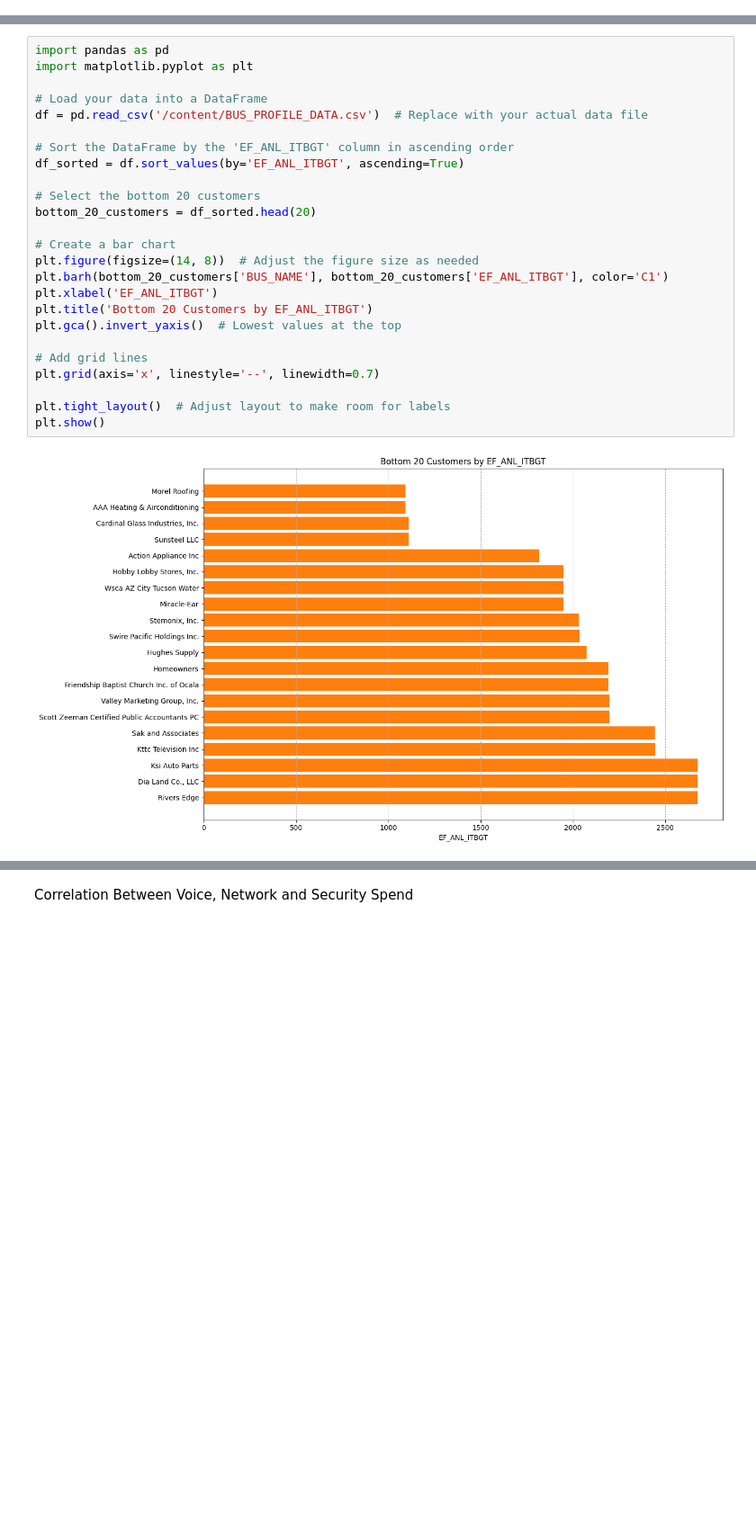
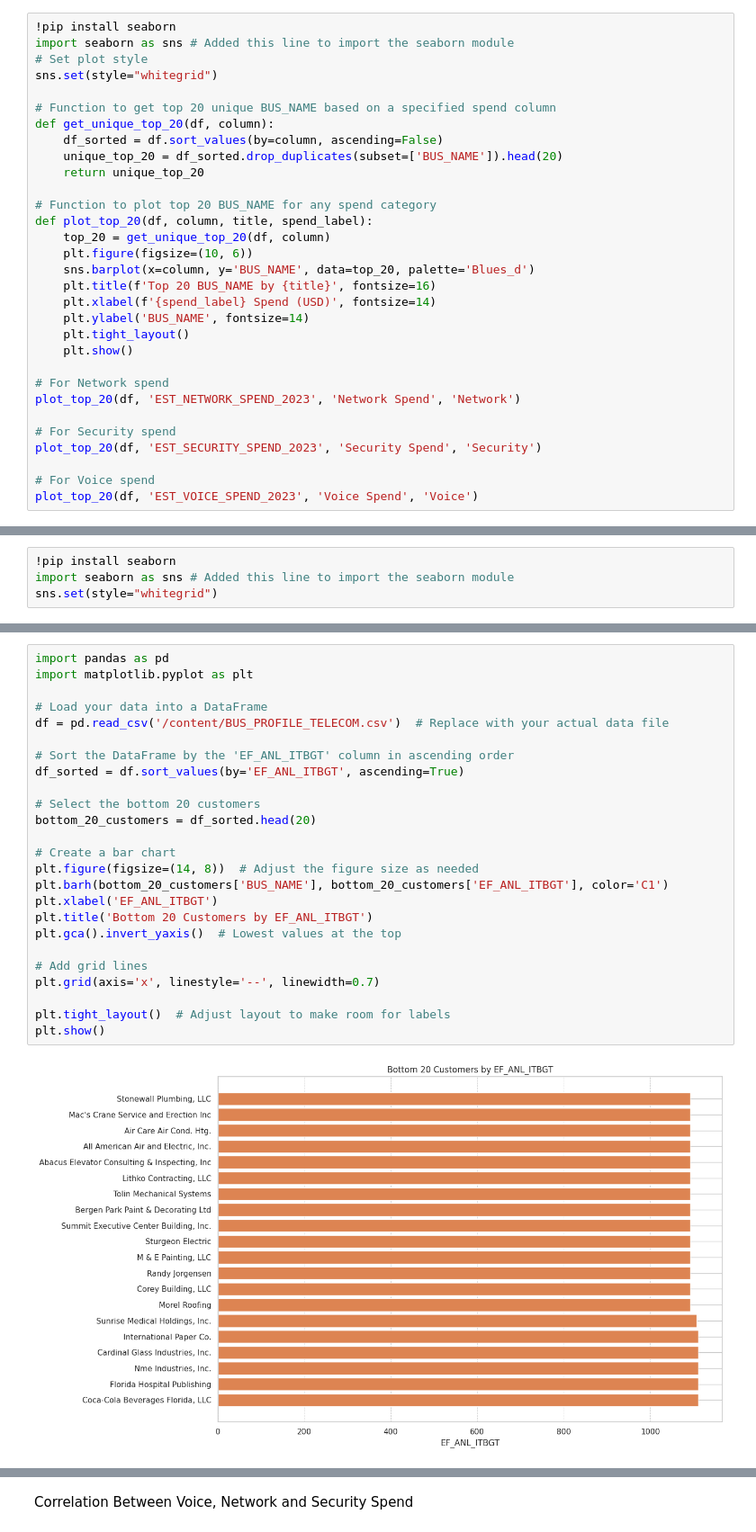
Before and after one commit to RabiNM/my_capstone_projects, a Jupyter notebook: Capstone01A_SpendAnalysis_Sept24.ipynb, the cells around one changed output, grey strips where cells are left out. Shown at 90% size. Cells and saved outputs as stored; diff of their text form; blank space fills up the shorter version.

```diff
--- a/Capstone01A_SpendAnalysis_Sept24.ipynb
+++ b/Capstone01A_SpendAnalysis_Sept24.ipynb
@@ -288,0 +324,31 @@ plt.show()
+# %%
+!pip install seaborn
+import seaborn as sns # Added this line to import the seaborn module
+# Set plot style
+sns.set(style="whitegrid")
+
+# Function to get top 20 unique BUS_NAME based on a specified spend column
+def get_unique_top_20(df, column):
+    df_sorted = df.sort_values(by=column, ascending=False)
+    unique_top_20 = df_sorted.drop_duplicates(subset=['BUS_NAME']).head(20)
+    return unique_top_20
+
+# Function to plot top 20 BUS_NAME for any spend category
+def plot_top_20(df, column, title, spend_label):
+    top_20 = get_unique_top_20(df, column)
+    plt.figure(figsize=(10, 6))
+    sns.barplot(x=column, y='BUS_NAME', data=top_20, palette='Blues_d')
+    plt.title(f'Top 20 BUS_NAME by {title}', fontsize=16)
+    plt.xlabel(f'{spend_label} Spend (USD)', fontsize=14)
+    plt.ylabel('BUS_NAME', fontsize=14)
+    plt.tight_layout()
+    plt.show()
+
+# For Network spend
+plot_top_20(df, 'EST_NETWORK_SPEND_2023', 'Network Spend', 'Network')
+
+# For Security spend
+plot_top_20(df, 'EST_SECURITY_SPEND_2023', 'Security Spend', 'Security')
+
+# For Voice spend
+plot_top_20(df, 'EST_VOICE_SPEND_2023', 'Voice Spend', 'Voice')
@@ -288,0 +392,4 @@ plt.show()
+# %%
+!pip install seaborn
+import seaborn as sns # Added this line to import the seaborn module
+sns.set(style="whitegrid")
@@ -349,27 +521,27 @@ plt.show()
 # %%
 import pandas as pd
 import matplotlib.pyplot as plt
 
 # Load your data into a DataFrame
-df = pd.read_csv('/content/BUS_PROFILE_DATA.csv')  # Replace with your actual data file
+df = pd.read_csv('/content/BUS_PROFILE_TELECOM.csv')  # Replace with your actual data file
 
 # Sort the DataFrame by the 'EF_ANL_ITBGT' column in ascending order
 df_sorted = df.sort_values(by='EF_ANL_ITBGT', ascending=True)
 
 # Select the bottom 20 customers
 bottom_20_customers = df_sorted.head(20)
 
 # Create a bar chart
 plt.figure(figsize=(14, 8))  # Adjust the figure size as needed
 plt.barh(bottom_20_customers['BUS_NAME'], bottom_20_customers['EF_ANL_ITBGT'], color='C1')
 plt.xlabel('EF_ANL_ITBGT')
 plt.title('Bottom 20 Customers by EF_ANL_ITBGT')
 plt.gca().invert_yaxis()  # Lowest values at the top
 
 # Add grid lines
 plt.grid(axis='x', linestyle='--', linewidth=0.7)
 
 plt.tight_layout()  # Adjust layout to make room for labels
 plt.show()
 # %% [output]
-[figure, old version]
+[figure, new version]
```
Also changed, not shown: parts of 57 cells of this notebook, 1 other file.
